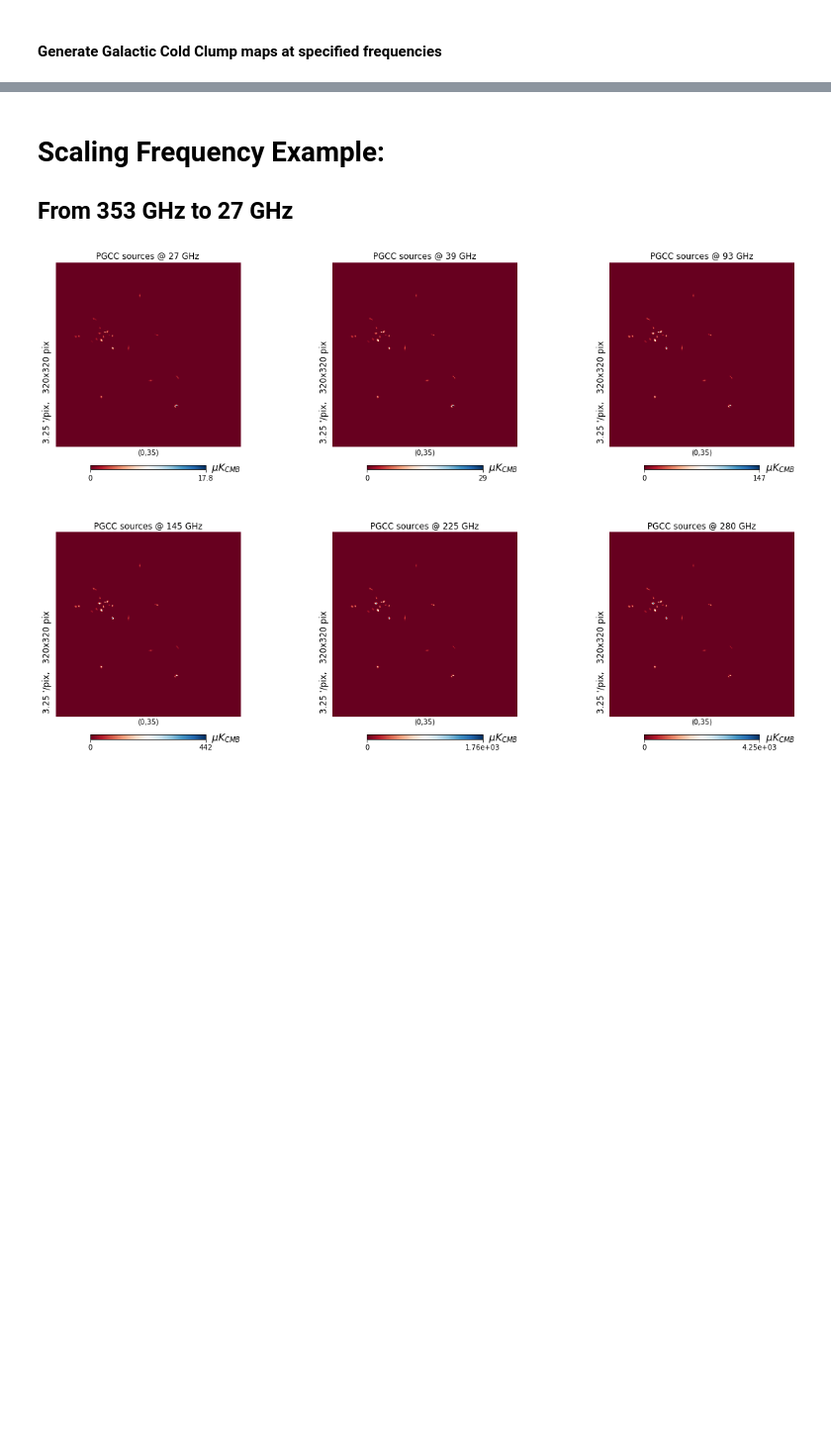
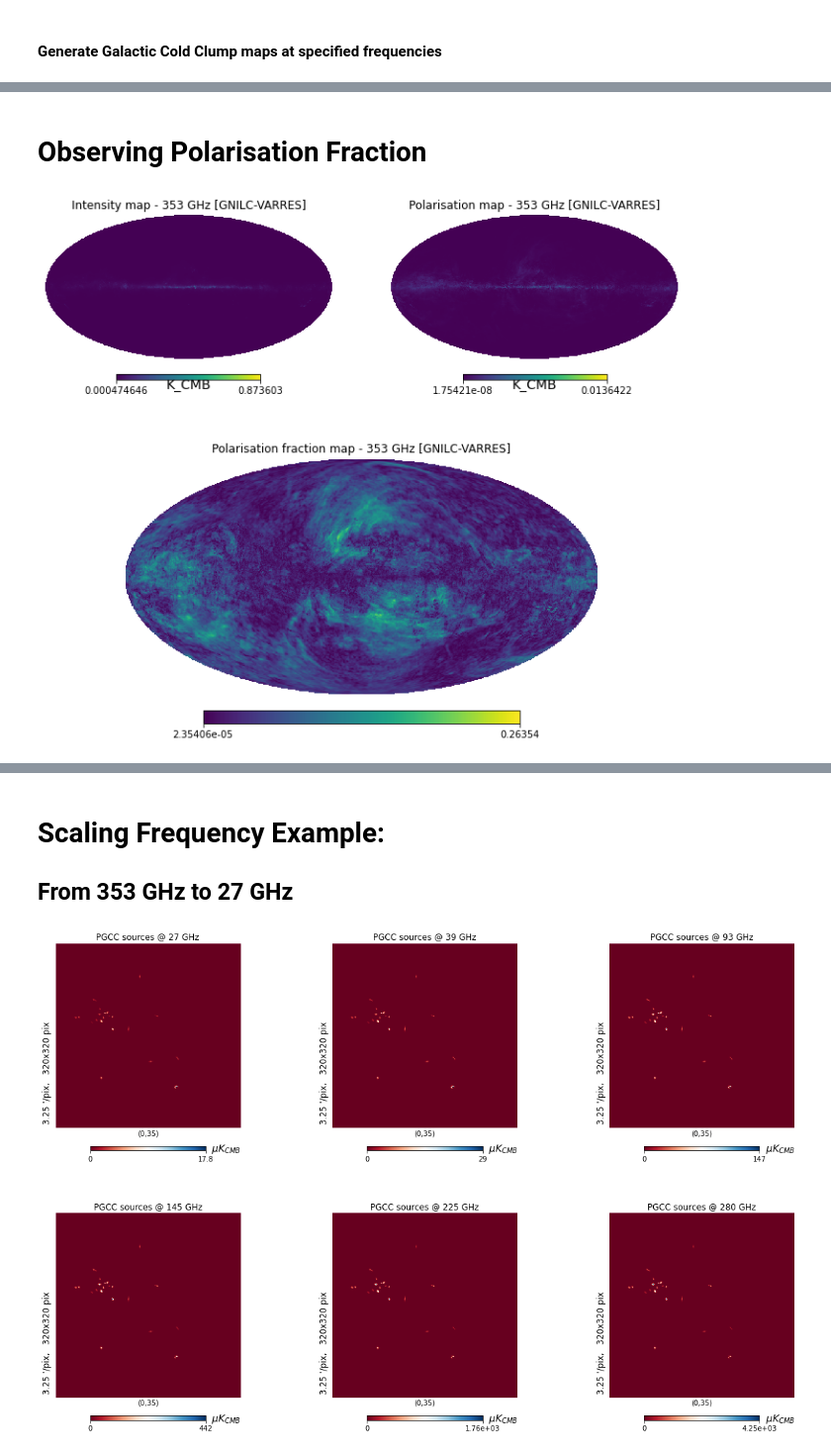
Before and after one commit to justinc97/SO_Galactic_Cold_Clumps, a Jupyter notebook: Test_Notebook.ipynb, the cells around one changed output, grey strips where cells are left out. Shown at 99% size. Drawn from its saved outputs; the diff is of its cells as text; code cells hidden in the pictures; blank space fills up the shorter version.

```diff
--- a/Test_Notebook.ipynb
+++ b/Test_Notebook.ipynb
@@ -104,0 +154,15 @@ plot_compare(gnilc_dust_Bd_nside2048, combined_gnilcmap_beta,
+# %% [markdown]
+# Observing Polarisation Fraction
+# %%
+# GNILC varres
+GNILC_V_I = thermaldustIQU_GNILC_varres[0] # Intensity
+GNILC_V_Q = thermaldustIQU_GNILC_varres[1] # Q-Pol
+GNILC_V_U = thermaldustIQU_GNILC_varres[2] # U-Pol
+GNILC_V_P = np.sqrt(GNILC_V_Q**2 + GNILC_V_U**2) # Pol
+GNILC_V_PolFrac = GNILC_V_P / GNILC_V_I # Polarisation Fraction
+# Commander release 3
+commander_I = IQU_Commander_R3[0] # Intensity
+commander_Q = IQU_Commander_R3[1] # Q-Pol
+commander_U = IQU_Commander_R3[2] # U-Pol
+commander_P = np.sqrt(commander_Q**2 + commander_U**2) # Pol
+commander_PolFrac = commander_P / commander_I # Polarisation Fraction
@@ -104,0 +179,19 @@ plot_compare(gnilc_dust_Bd_nside2048, combined_gnilcmap_beta,
+# %%
+gs = gridspec.GridSpec(2,2)
+plt.figure(figsize = (12, 12,))
+ax = plt.subplot(gs[0, 0])
+hp.mollview(GNILC_V_I,
+            title = "Intensity map - 353 GHz [GNILC-VARRES]",
+            unit = u.K_CMB,
+            hold = True)
+ax = plt.subplot(gs[0, 1])
+hp.mollview(GNILC_V_P,
+            title = "Polarisation map - 353 GHz [GNILC-VARRES]",
+            unit = u.K_CMB,
+            hold = True)
+ax = plt.subplot(gs[1, :])
+hp.mollview(GNILC_V_PolFrac,
+            title = "Polarisation fraction map - 353 GHz [GNILC-VARRES]",
+            hold = True)
+# %% [output]
+[figure, added]
```
Also changed, not shown: parts of 19 cells of this notebook, 5 other files.
